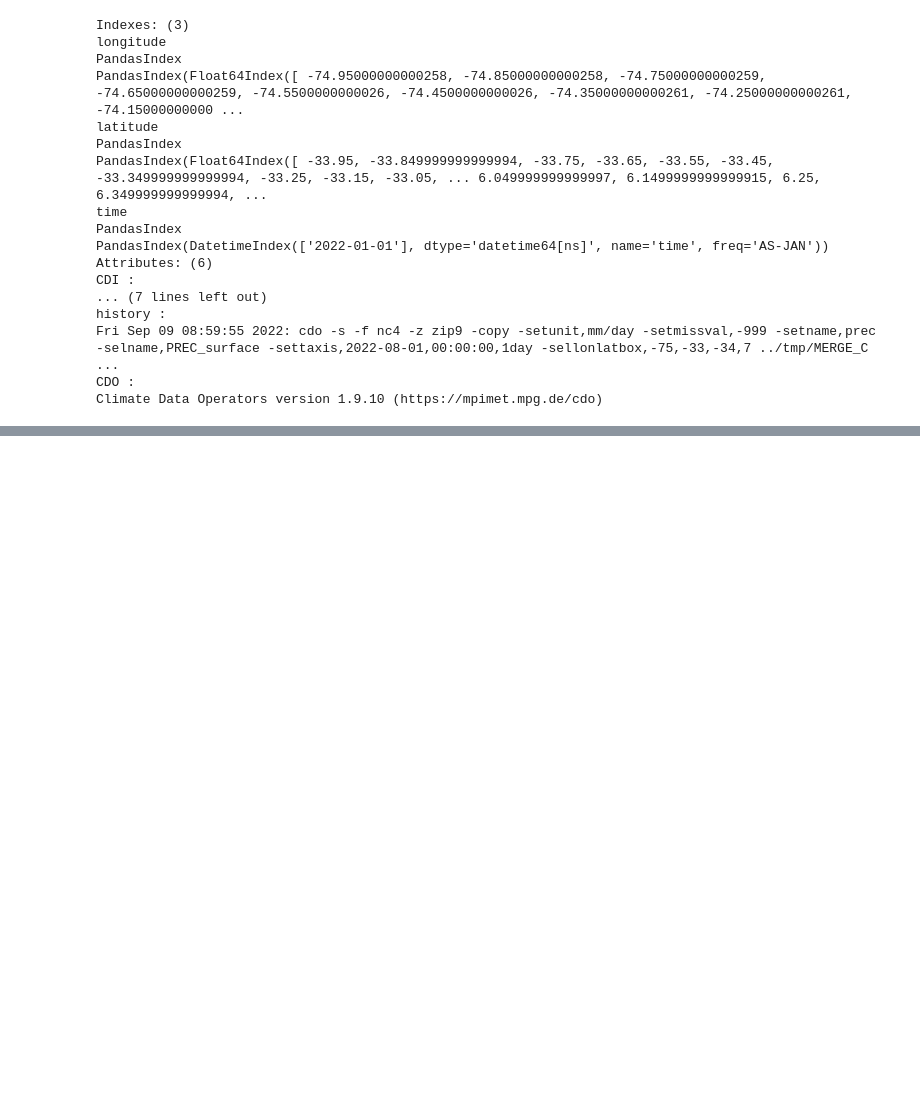
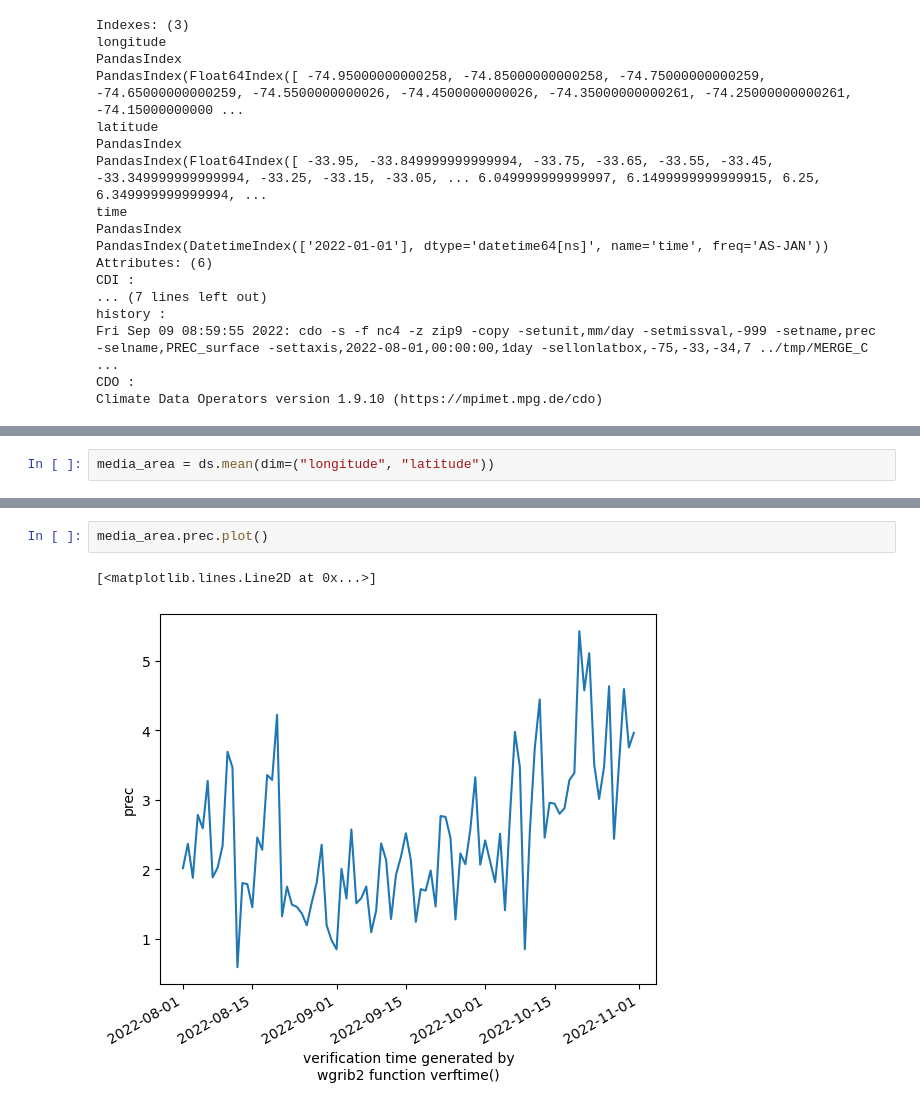
Before and after one commit to jgmsantos/cbmet_XXII, a Jupyter notebook: scripts/xarray.ipynb, the cells around one changed output, grey strips where cells are left out. Cells and saved outputs as stored; diff of their text form; blank space fills up the shorter version.

```diff
--- a/scripts/xarray.ipynb
+++ b/scripts/xarray.ipynb
@@ -726,0 +767,2 @@ Climate Data Operators version 1.9.10 (https://mpimet.mpg.de/cdo)
+# %%
+media_area = ds.mean(dim=("longitude", "latitude"))
@@ -726,0 +795,5 @@ Climate Data Operators version 1.9.10 (https://mpimet.mpg.de/cdo)
+# %%
+media_area.prec.plot()
+# %% [output]
+[<matplotlib.lines.Line2D at 0x...>]
+[figure, added]
```
Also changed, not shown: parts of 3 cells of this notebook, 1 other file.
